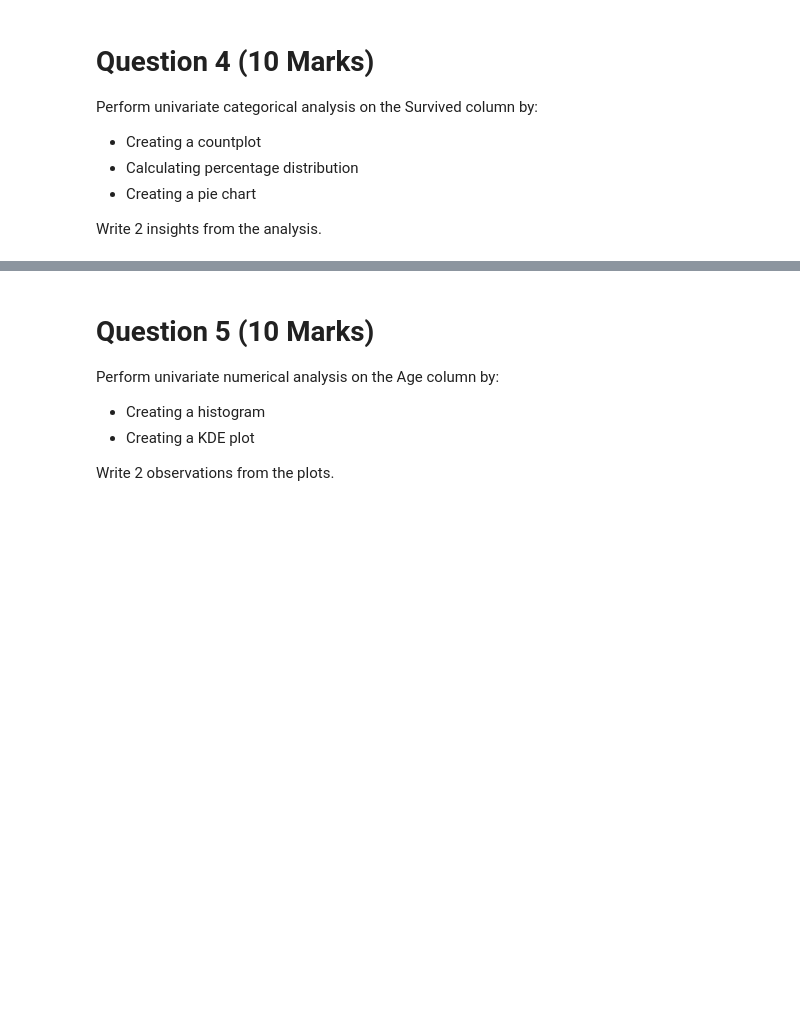
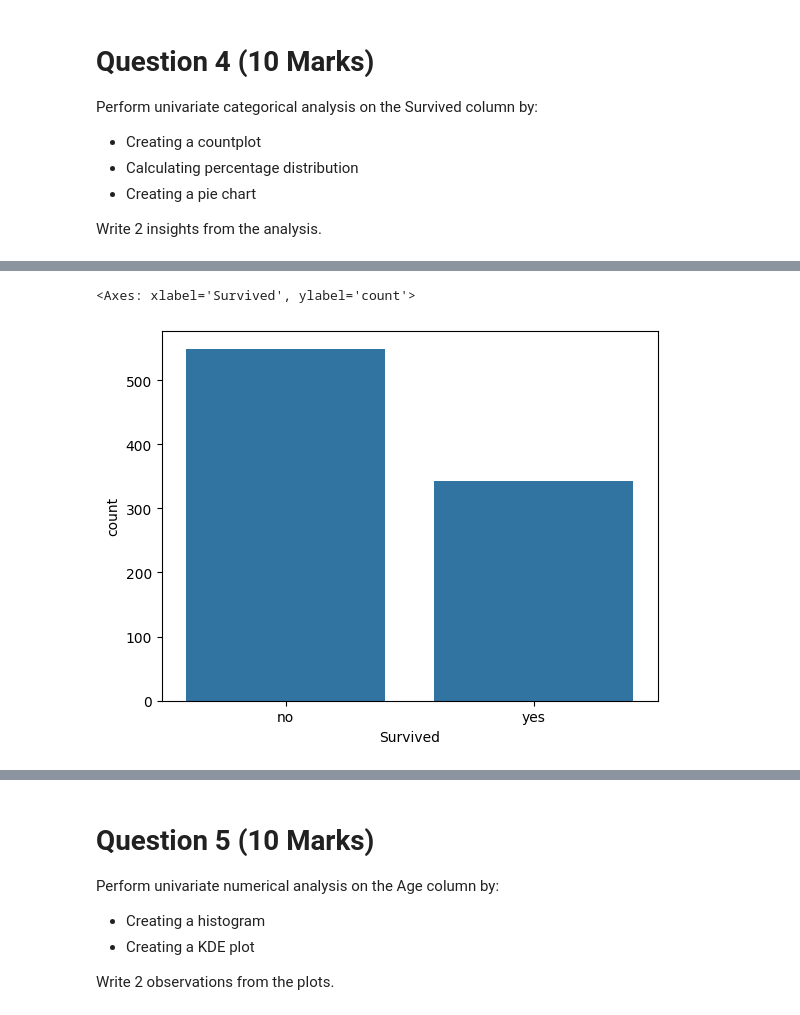
Before and after one commit to Radiat09/colab, a Jupyter notebook: ML_Assignment_01_ans.ipynb, the cells around one changed output, grey strips where cells are left out. Drawn from its saved outputs; the diff is of its cells as text; code cells hidden in the pictures; blank space fills up the shorter version.

```diff
--- a/ML_Assignment_01_ans.ipynb
+++ b/ML_Assignment_01_ans.ipynb
@@ -156,0 +138,6 @@ None
+# %%
+# Creating a countplot
+sns.countplot(data=df, x="Survived")
+# %% [output]
+<Axes: xlabel='Survived', ylabel='count'>
+[figure, added]
```
Also changed, not shown: parts of 4 cells of this notebook.
